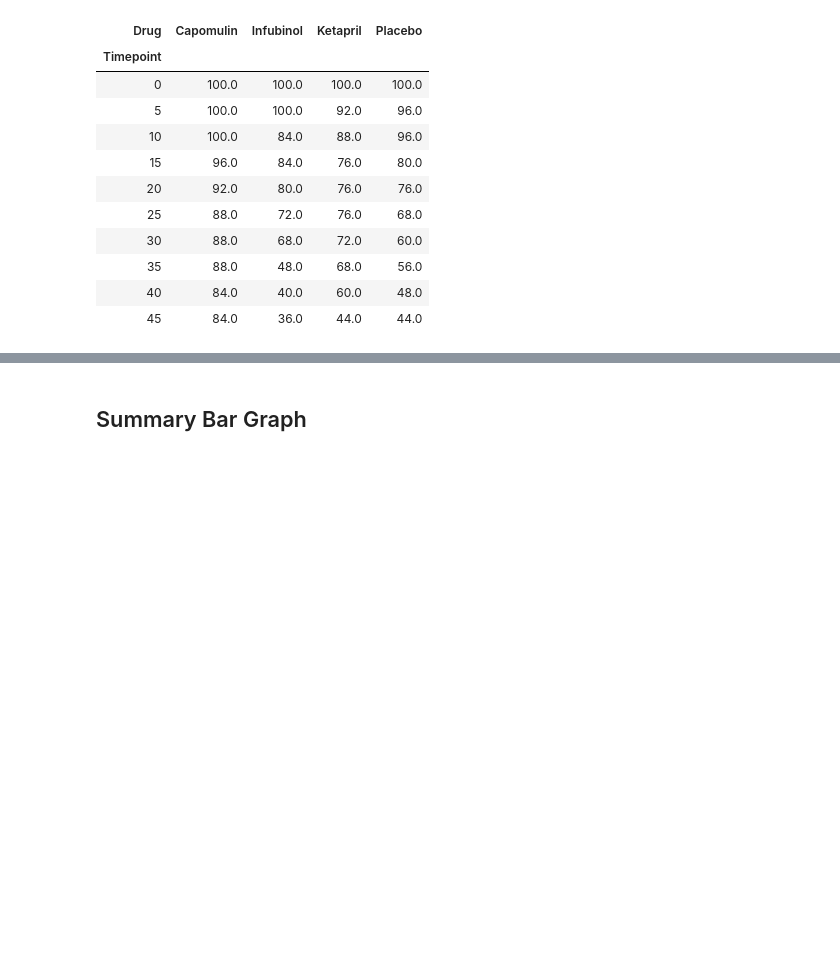
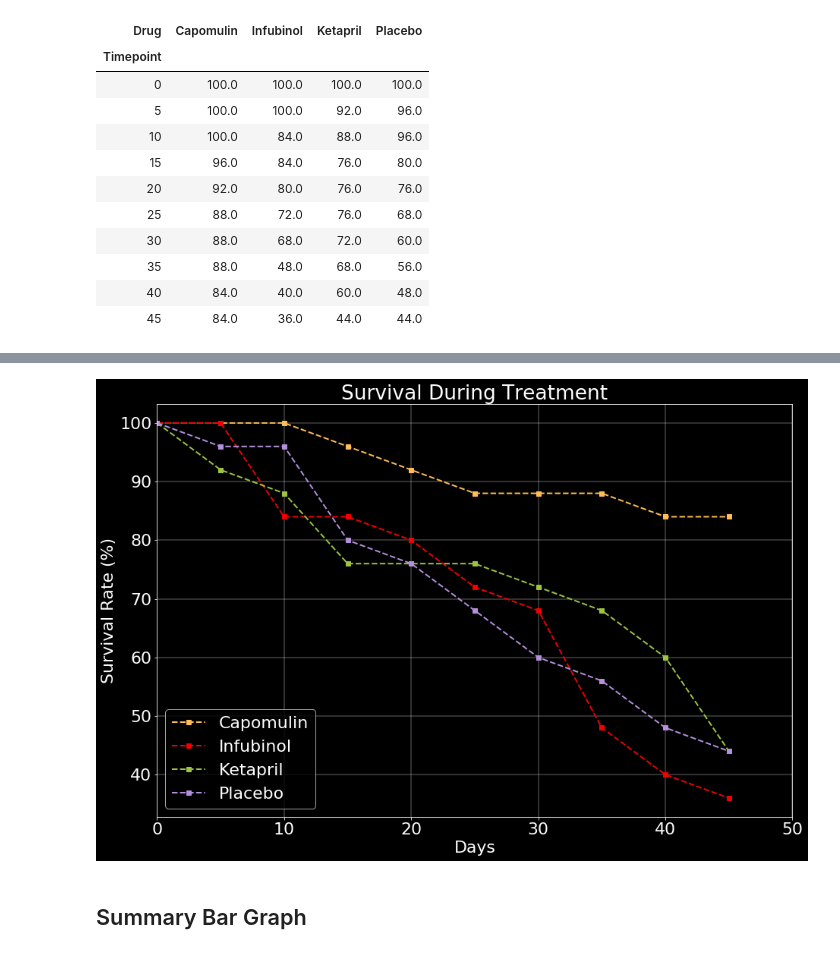
Before and after one commit to costcohotdog/matplotlib_clinical_trial, a Jupyter notebook: Pymaceuticals/pymaceuticals_starter.ipynb, the cells around one changed output, grey strips where cells are left out. Cells and saved outputs as stored; diff of their text form; code cells hidden in the pictures; blank space fills up the shorter version.

```diff
--- a/Pymaceuticals/pymaceuticals_starter.ipynb
+++ b/Pymaceuticals/pymaceuticals_starter.ipynb
@@ -177,19 +207,14 @@ errors_survival
 ## Survival Rates
 # %%
 # Store the Count of Mice Grouped by Drug and Timepoint, columns converted to drugs, convert to %
-count_survival = mouse_clinical_merged.groupby(['Drug','Timepoint']).agg({'Mouse ID':'count'}).unstack('Drug').divide(25).multiply(100)
+count_survival = mouse_clinical_merged.groupby(['Drug','Timepoint']).agg({'Mouse ID':'count'})
 
-# Remove top header
-count_survival.columns = count_survival.columns.get_level_values(1)
+# Prepare dataframe for plotting and preview
+count_survival = plot_ready(count_survival)
 
-# Pull drug columns
-count_survival = count_survival[['Capomulin', 'Infubinol', 'Ketapril', 'Placebo']]
-
+# Convert to % survival rate and preview
+count_survival = count_survival.divide(25).multiply(100)
 count_survival
-
-# Convert to DataFrame
-
-# Preview DataFrame
 # %% [output]
 | Drug | Capomulin | Infubinol | Ketapril | Placebo |
 | Timepoint |  |  |  |  |
@@ -236,2 +231,38 @@ plt.show()
+# %%
+# Generate the Plot (Accounting for percentages)
+
+# Create figure and define ax plot
+fig, ax3 = plt.subplots(figsize=(15,10))
+
+# Plot colors
+colors = ['#ffbc57', '#f00000','#9cc341','#b48fdc']
+colors_number = 0
+
+# Loop through each column in mean_tumor and plot error bars
+for column in count_survival:
+    ax3.errorbar(
+        count_survival.index,
+        count_survival[column],
+        fmt='--s',
+        color=colors[colors_number],
+        label=column,
+        linewidth=2,
+        elinewidth=2,
+        capsize=5
+        )
+    colors_number += 1
+
+# Format
+ax3.set_xlim(0, 50)
+ax3.title.set_text("Survival During Treatment")
+ax3.set_xlabel("Days")
+ax3.set_ylabel("Survival Rate (%)")
+ax3.grid(linewidth=0.4)
+ax3.legend(loc='best')
+
+# Save Figure
+fig.savefig('Survival_During_Treatment.jpeg', dpi=300)
+# %% [output]
+[figure, added]
 # %% [markdown]
 ## Summary Bar Graph
```
Also changed, not shown: parts of 17 cells of this notebook.
